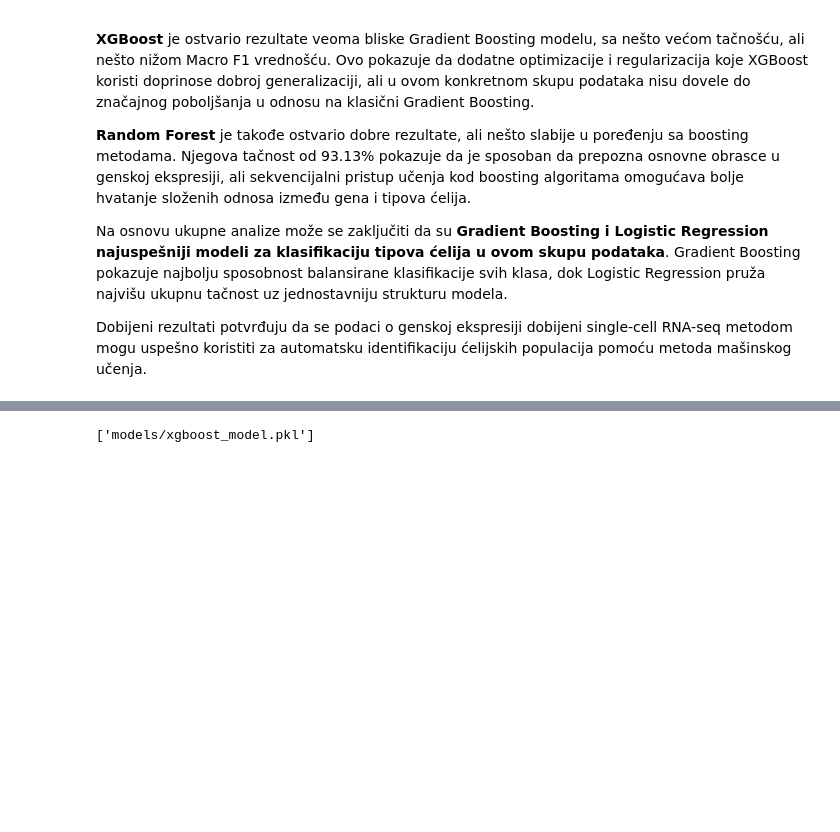
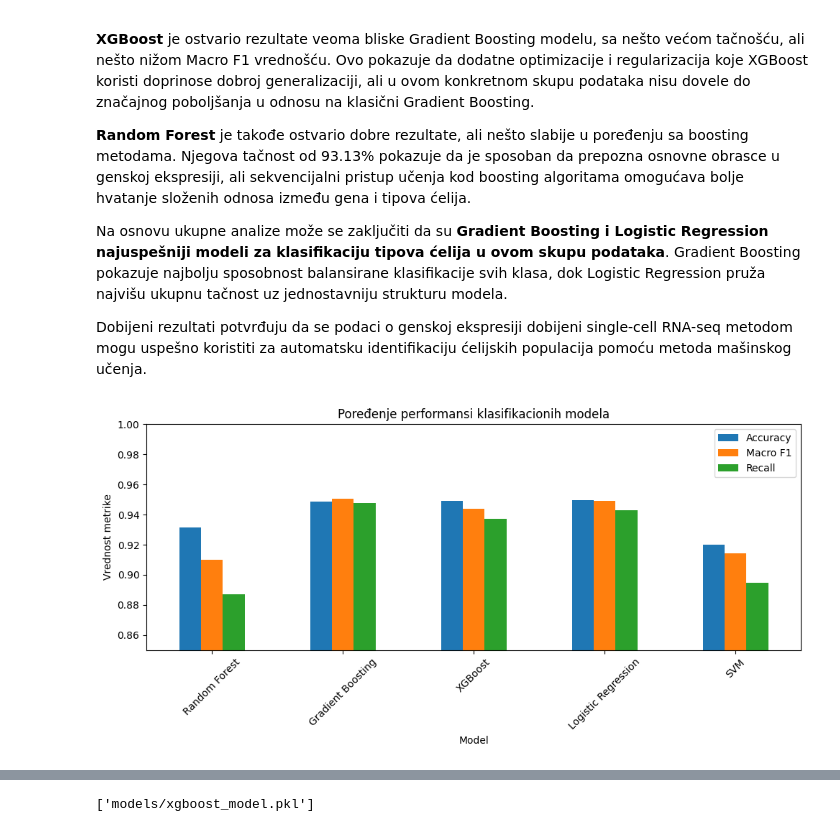
Before and after one commit to milicazubljic/scRNAseq-Human-Liver-Analysis, a Jupyter notebook: Classification.ipynb, the cells around one changed output, grey strips where cells are left out. Saved outputs shown, nothing was run; the diff lists cells and outputs as text; code cells hidden in the pictures; blank space fills up the shorter version.

```diff
--- a/Classification.ipynb
+++ b/Classification.ipynb
@@ -384,7 +376,7 @@ gb.fit(X_train, y_train)
 
 pred_gb = gb.predict(X_test)
 # %%
-evaluate_model('Gradient Boost', pred_gb)
+gb_accuracy, gb_precision, gb_recall, gb_f1 = evaluate_model('Gradient Boost', pred_gb)
 # %% [output]
 ===== Gradient Boost =====
 Accuracy: 0.9485
@@ -451,7 +443,7 @@ xgb.fit(X_train, y_train)
 
 pred_xgb = xgb.predict(X_test)
 # %%
-evaluate_model('XGBoost', pred_xgb)
+xgb_accuracy, xgb_precision, xgb_recall, xgb_f1 = evaluate_model('XGBoost', pred_xgb)
 # %% [output]
 ===== XGBoost =====
 Accuracy: 0.9491
@@ -517,7 +509,7 @@ lr.fit(X_train_scaled, y_train)
 
 pred_lr = lr.predict(X_test_scaled)
 # %%
-evaluate_model('Logistic Regression', pred_lr)
+lr_accuracy, lr_precision, lr_recall, lr_f1 = evaluate_model('Logistic Regression', pred_lr)
 # %% [output]
 ===== Logistic Regression =====
 Accuracy: 0.9497
@@ -588,7 +580,7 @@ svm.fit(X_train_scaled, y_train)
 
 pred_svm = svm.predict(X_test_scaled)
 # %%
-evaluate_model('SVC', pred_svm)
+svc_accuracy, svc_precision, svc_recall, svc_f1 = evaluate_model('SVC', pred_svm)
 # %% [output]
 ===== SVC =====
 Accuracy: 0.9201
@@ -654,3 +646,55 @@ Sa druge strane, **Gradient Boosting model** ostvario je najbolju vrednost Macro
 Na osnovu ukupne analize može se zaključiti da su **Gradient Boosting i Logistic Regression najuspešniji modeli za klasifikaciju tipova ćelija u ovom skupu podataka**. Gradient Boosting pokazuje najbolju sposobnost balansirane klasifikacije svih klasa, dok Logistic Regression pruža najvišu ukupnu tačnost uz jednostavniju strukturu modela.
 
 Dobijeni rezultati potvrđuju da se podaci o genskoj ekspresiji dobijeni single-cell RNA-seq metodom mogu uspešno koristiti za automatsku identifikaciju ćelijskih populacija pomoću metoda mašinskog učenja.
+# %%
+results = pd.DataFrame({
+    'Model': [
+        'Random Forest',
+        'Gradient Boosting',
+        'XGBoost',
+        'Logistic Regression',
+        'SVM'
+    ],
+    'Accuracy': [
+        rf_accuracy,
+        gb_accuracy,
+        xgb_accuracy,
+        lr_accuracy,
+        svc_accuracy
+    ],
+    'Macro F1': [
+        rf_f1,
+        gb_f1,
+        xgb_f1,
+        lr_f1,
+        svc_f1
+    ],
+    'Recall': [
+        rf_recall,
+        gb_recall,
+        xgb_recall,
+        lr_recall,
+        svc_recall
+    ]
+})
+
+
+results.plot(
+    x='Model',
+    y=['Accuracy','Macro F1','Recall'],
+    kind='bar',
+    figsize=(10,5)
+)
+
+
+plt.title('Poređenje performansi klasifikacionih modela')
+plt.ylabel('Vrednost metrike')
+plt.xlabel('Model')
+
+plt.xticks(rotation=45)
+plt.ylim(0.85,1)
+
+plt.tight_layout()
+plt.show()
+# %% [output]
+[figure, added]
```
Also changed, not shown: parts of 17 cells of this notebook.
